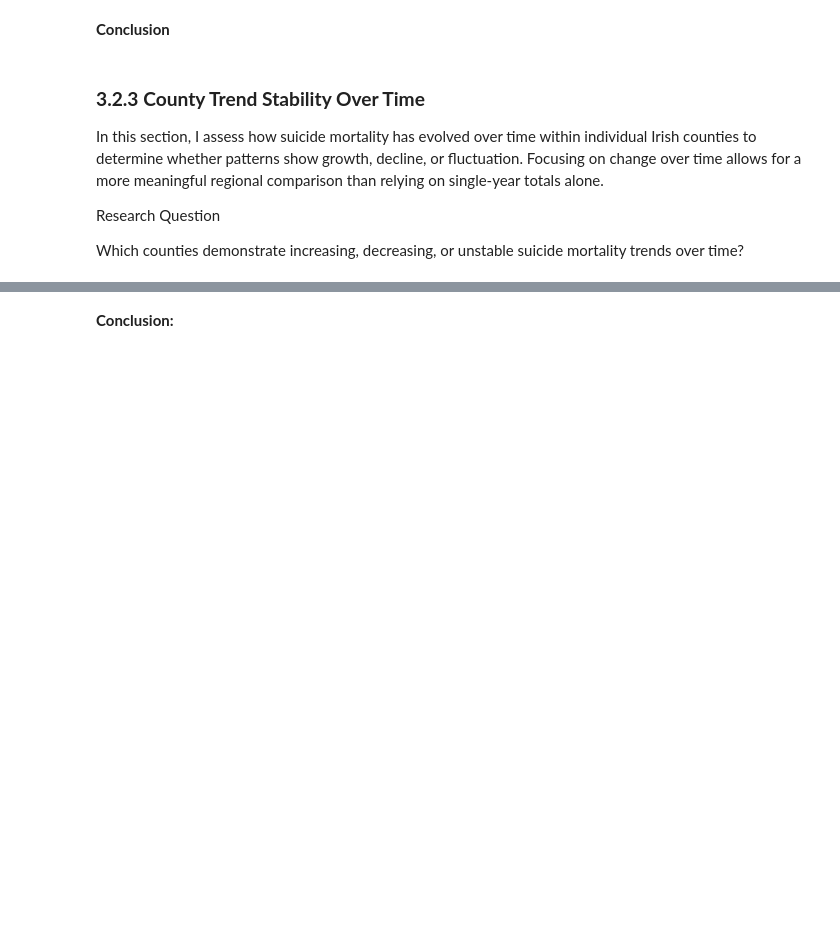
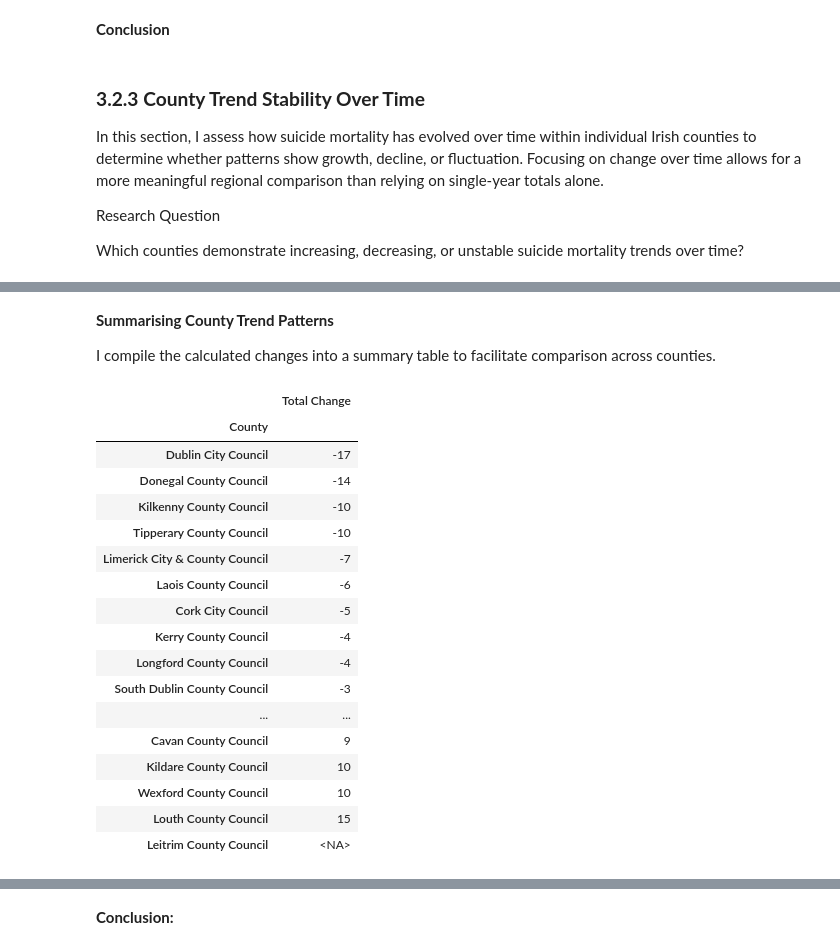
Before and after one commit to NibnabCodes/pfda_project, a Jupyter notebook: analysis.ipynb, the cells around one changed output, grey strips where cells are left out. Cells and saved outputs as stored; diff of their text form; code cells hidden in the pictures; blank space fills up the shorter version.

```diff
--- a/analysis.ipynb
+++ b/analysis.ipynb
@@ -1595,0 +1636,29 @@ Which counties demonstrate increasing, decreasing, or unstable suicide mortality
+# %% [markdown]
+**Summarising County Trend Patterns**
+
+I compile the calculated changes into a summary table to facilitate comparison across counties.
+# %%
+trend_summary = county_trend_change.to_frame(
+    name="Total Change"
+)
+
+trend_summary
+# %% [output]
+|  | Total Change |
+| County |  |
+| Dublin City Council | -17 |
+| Donegal County Council | -14 |
+| Kilkenny County Council | -10 |
+| Tipperary County Council | -10 |
+| Limerick City & County Council | -7 |
+| Laois County Council | -6 |
+| Cork City Council | -5 |
+| Kerry County Council | -4 |
+| Longford County Council | -4 |
+| South Dublin County Council | -3 |
+| ... | ... |
+| Cavan County Council | 9 |
+| Kildare County Council | 10 |
+| Wexford County Council | 10 |
+| Louth County Council | 15 |
+| Leitrim County Council | <NA> |
```
Also changed, not shown: parts of 8 cells of this notebook.
